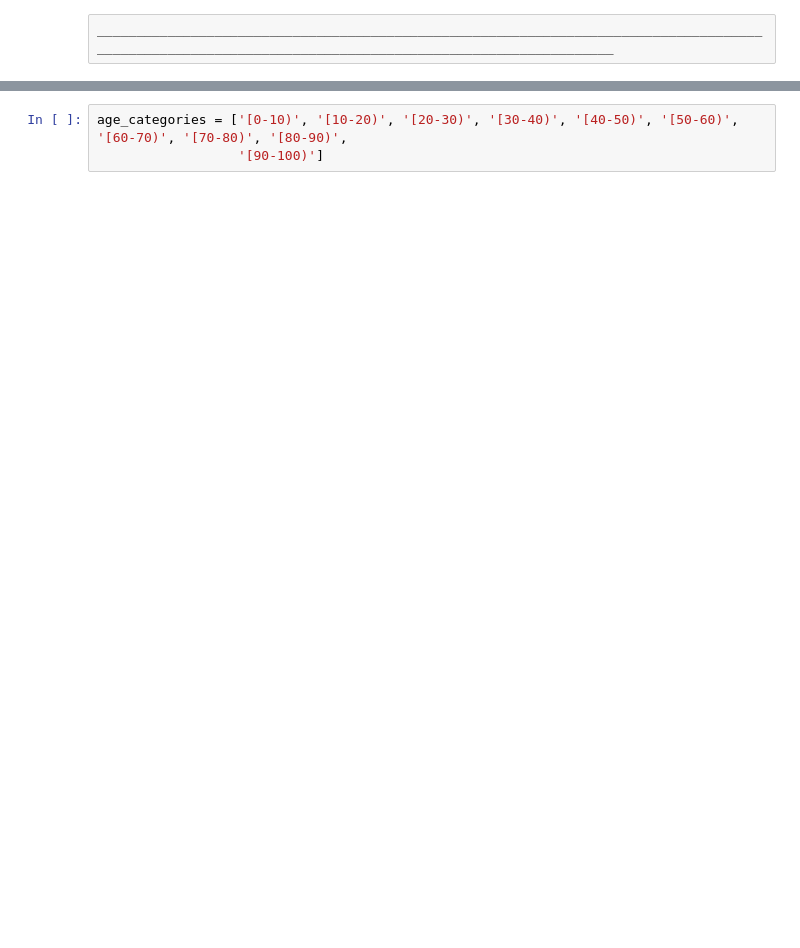
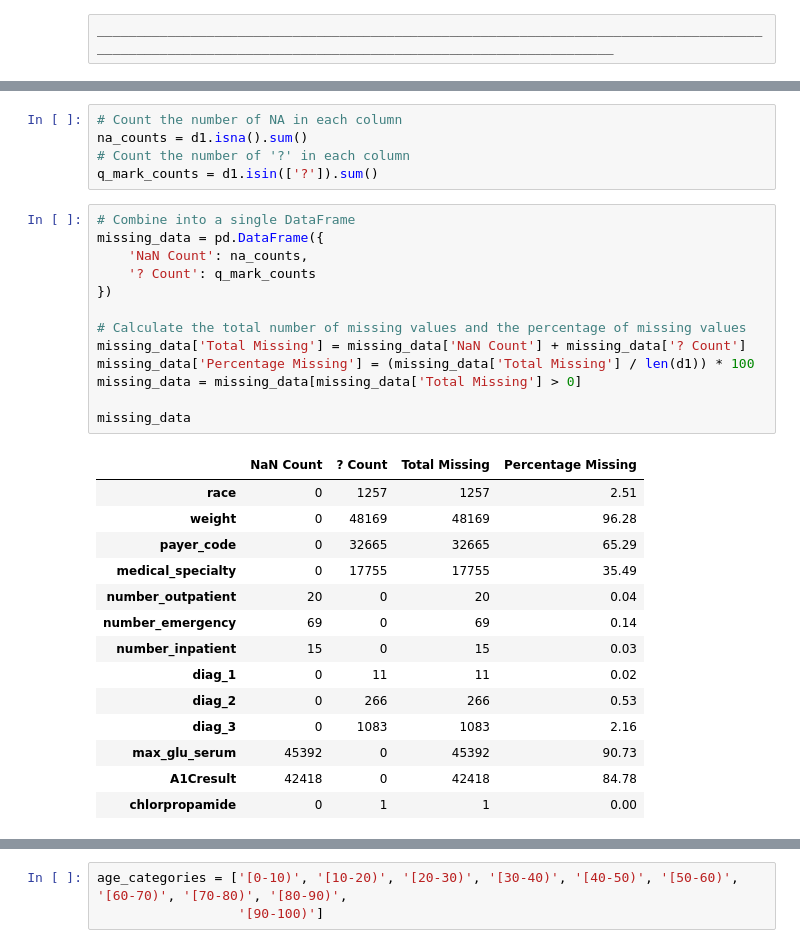
Before and after one commit to johnmarquess/IFN509, a Jupyter notebook: Assignment1_submission/assigment1_analysis.ipynb, the cells around one changed output, grey strips where cells are left out. Cells and saved outputs as stored; diff of their text form; blank space fills up the shorter version.

```diff
--- a/Assignment1_submission/assigment1_analysis.ipynb
+++ b/Assignment1_submission/assigment1_analysis.ipynb
@@ -275,2 +423,35 @@ plt.subplots_adjust(hspace=0.5)
+# %%
+# Count the number of NA in each column
+na_counts = d1.isna().sum()
+# Count the number of '?' in each column
+q_mark_counts = d1.isin(['?']).sum()
+# %%
+# Combine into a single DataFrame
+missing_data = pd.DataFrame({
+    'NaN Count': na_counts,
+    '? Count': q_mark_counts
+})
+
+# Calculate the total number of missing values and the percentage of missing values
+missing_data['Total Missing'] = missing_data['NaN Count'] + missing_data['? Count']
+missing_data['Percentage Missing'] = (missing_data['Total Missing'] / len(d1)) * 100
+missing_data = missing_data[missing_data['Total Missing'] > 0]
+
+missing_data
+# %% [output]
+|  | NaN Count | ? Count | Total Missing | Percentage Missing |
+| race | 0 | 1257 | 1257 | 2.51 |
+| weight | 0 | 48169 | 48169 | 96.28 |
+| payer_code | 0 | 32665 | 32665 | 65.29 |
+| medical_specialty | 0 | 17755 | 17755 | 35.49 |
+| number_outpatient | 20 | 0 | 20 | 0.04 |
+| number_emergency | 69 | 0 | 69 | 0.14 |
+| number_inpatient | 15 | 0 | 15 | 0.03 |
+| diag_1 | 0 | 11 | 11 | 0.02 |
+| diag_2 | 0 | 266 | 266 | 0.53 |
+| diag_3 | 0 | 1083 | 1083 | 2.16 |
+| max_glu_serum | 45392 | 0 | 45392 | 90.73 |
+| A1Cresult | 42418 | 0 | 42418 | 84.78 |
+| chlorpropamide | 0 | 1 | 1 | 0.00 |
 # %%
 d1.age.value_counts(dropna=False)
```
Also changed, not shown: parts of 49 cells of this notebook, 1 other file.
